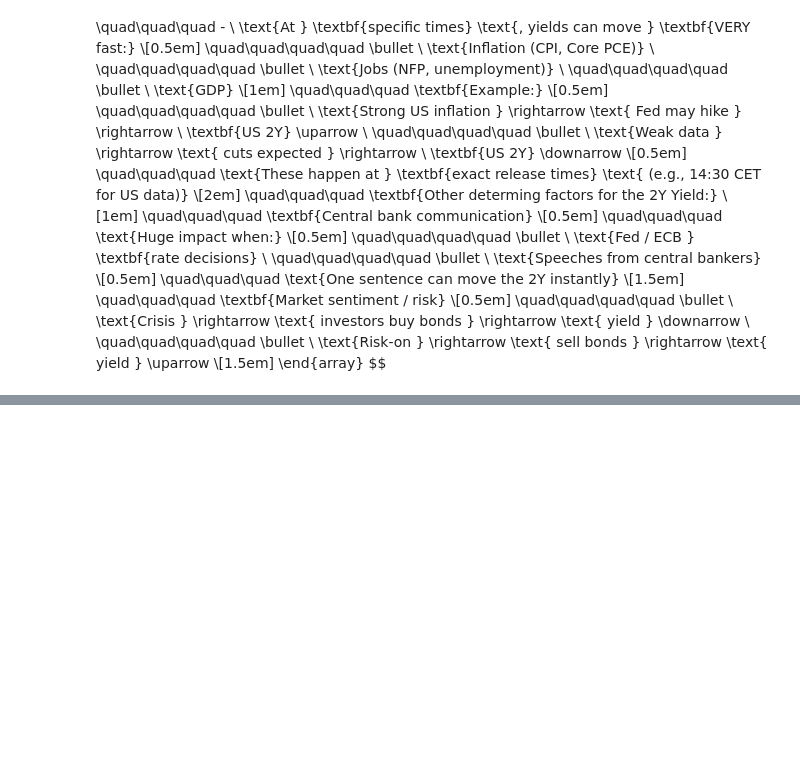
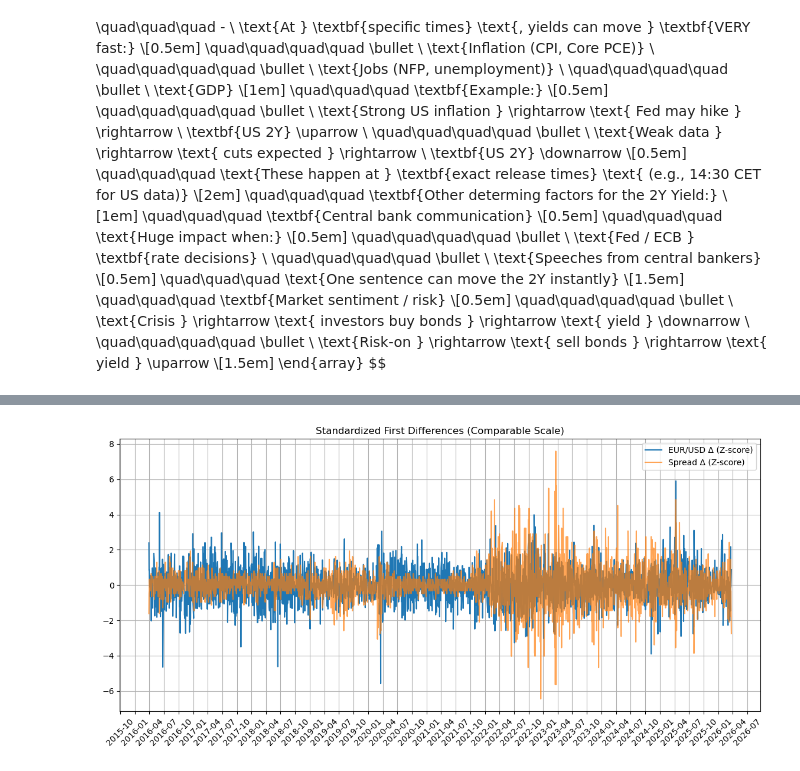
Before and after one commit to LyubStoy/Forex_Grey, a Jupyter notebook: PART_II_Mathematical_Modelling/Analysis_SREAD2Y_FXRATE.ipynb, the cells around one changed output, grey strips where cells are left out. Drawn from its saved outputs; the diff is of its cells as text; code cells hidden in the pictures; blank space fills up the shorter version.

```diff
--- a/PART_II_Mathematical_Modelling/Analysis_SREAD2Y_FXRATE.ipynb
+++ b/PART_II_Mathematical_Modelling/Analysis_SREAD2Y_FXRATE.ipynb
@@ -206,0 +188,24 @@ $$
+# %%
+# Standardize (Z-score)
+ds_merged["Spread_diff_Z"] = (ds_merged["Spread_diff"] - ds_merged["Spread_diff"].mean()) / ds_merged["Spread_diff"].std()
+ds_merged["EURUSD_diff_Z"] = (ds_merged["EURUSD_diff"] - ds_merged["EURUSD_diff"].mean()) / ds_merged["EURUSD_diff"].std()
+
+# Plot
+
+
+fig, ax = plt.subplots(figsize=(14,6))
+
+ax.plot(ds_merged["Date"], ds_merged["EURUSD_diff_Z"], label="EUR/USD Δ (Z-score)")
+ax.plot(ds_merged["Date"], ds_merged["Spread_diff_Z"], label="Spread Δ (Z-score)", alpha=0.7)
+
+ax.xaxis.set_major_locator(mdates.MonthLocator(interval=3))
+ax.xaxis.set_major_formatter(mdates.DateFormatter('%Y-%m'))
+
+plt.xticks(rotation=45)
+
+plt.legend()
+plt.title("Standardized First Differences (Comparable Scale)")
+plt.grid()
+plt.show()
+# %% [output]
+[figure, added]
```
Also changed, not shown: parts of 20 cells of this notebook, 1 other file.
